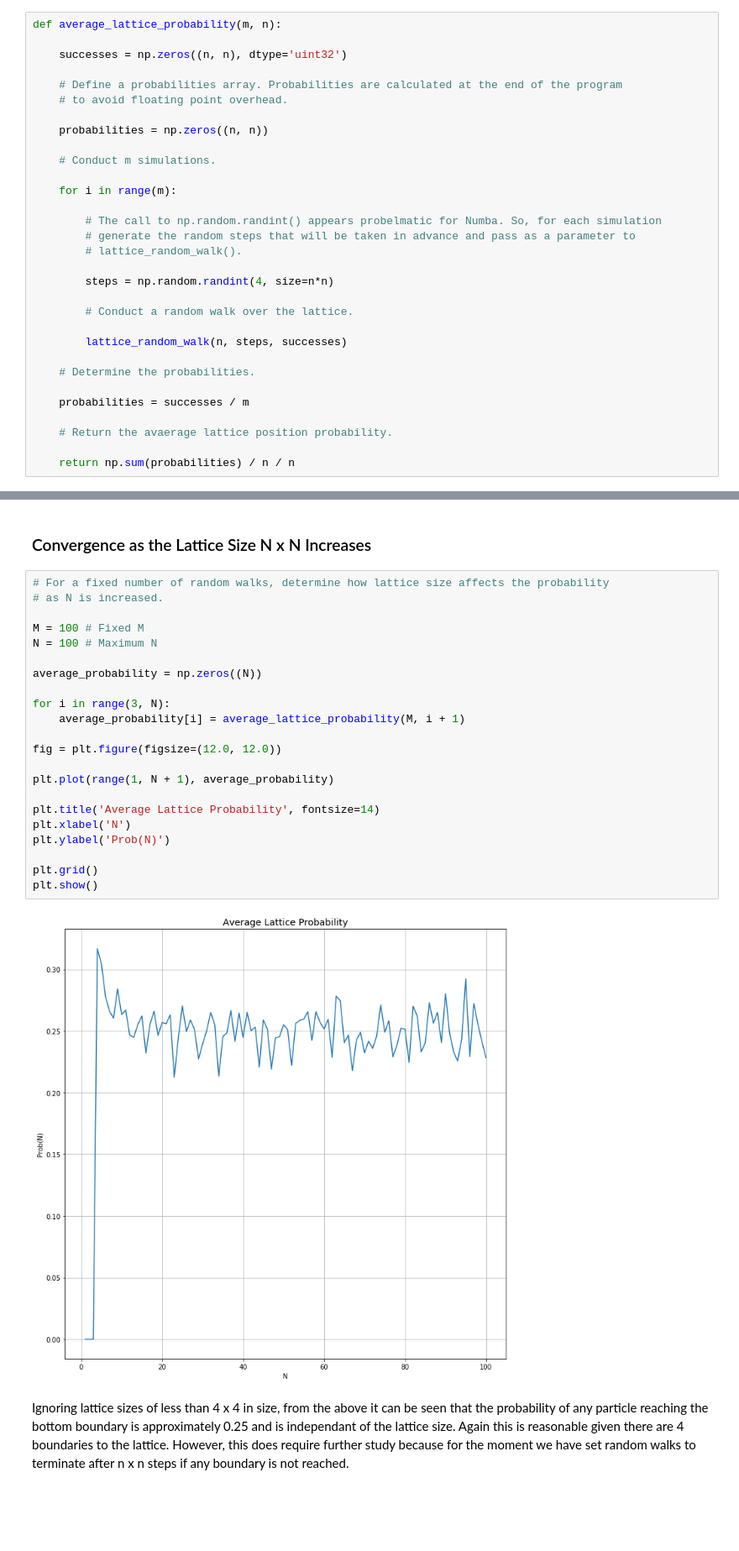
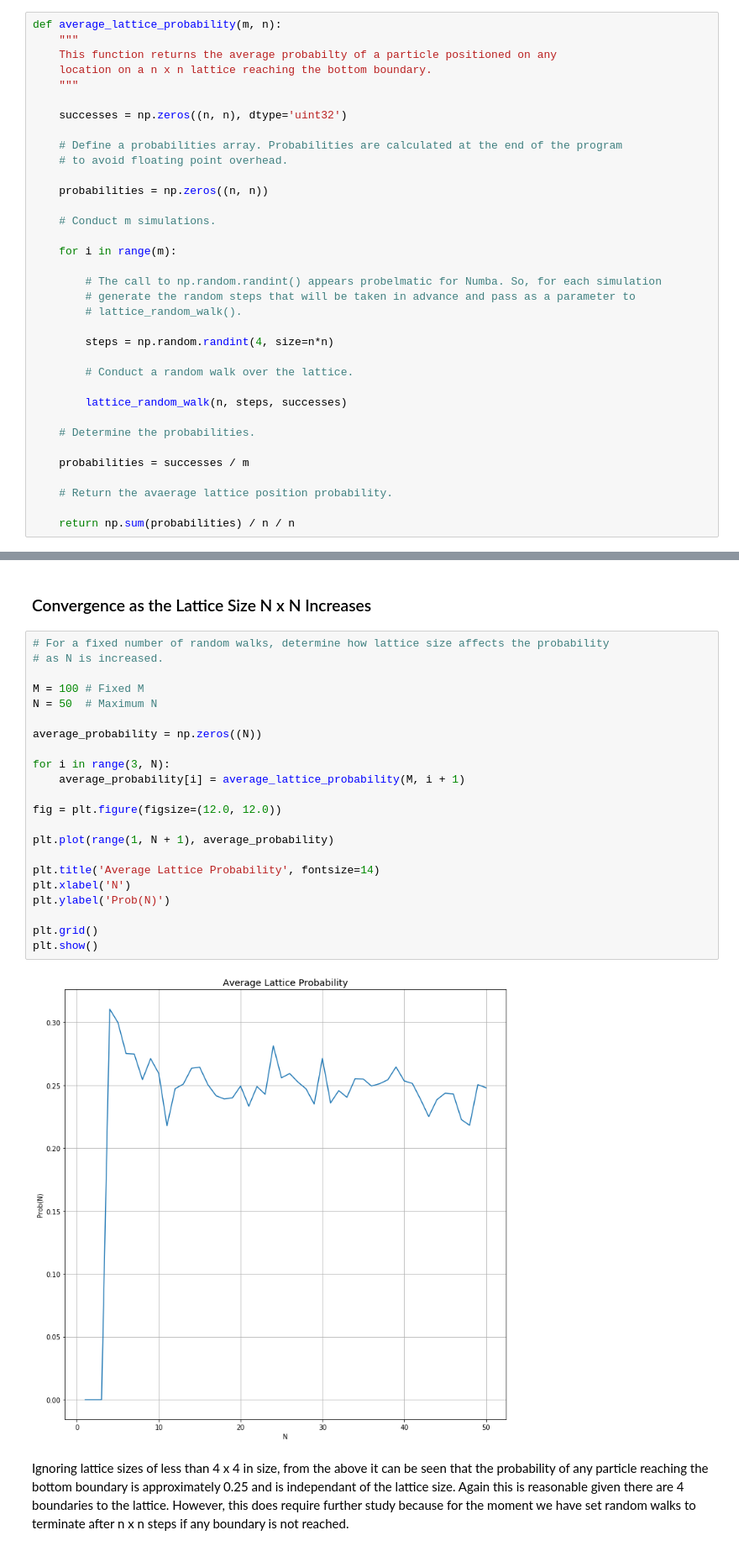
Before and after one commit to johnduffymsc/PHAS0102, a Jupyter notebook: assignment-1.ipynb, the cells around one changed output, grey strips where cells are left out. Shown at 84% size. Cells and saved outputs as stored; diff of their text form; blank space fills up the shorter version.

```diff
--- a/assignment-1.ipynb
+++ b/assignment-1.ipynb
@@ -309,6 +312,10 @@ plt.show()
 To study convergence as the number of random walks M and the number of lattice points N increases, requires a non-dimensional measure of convergence, i.e. one that does not depend upon the size of the lattice. So, as a simple measure of convergence, the average lattice point probability or reaching the bottom boundary was selected, and implemented in the function average_lattice_probability(). This also enables an easy iteration over M and N values.
 # %%
 def average_lattice_probability(m, n):
+    """
+    This function returns the average probabilty of a particle positioned on any
+    location on a n x n lattice reaching the bottom boundary.
+    """
 
     successes = np.zeros((n, n), dtype='uint32')
 
@@ -377,27 +384,27 @@ walks results in erratic average probabilities.
 # %%
 # For a fixed number of random walks, determine how lattice size affects the probability
 # as N is increased.
 
 M = 100 # Fixed M
-N = 100 # Maximum N
+N = 50  # Maximum N
 
 average_probability = np.zeros((N))
 
 for i in range(3, N):
     average_probability[i] = average_lattice_probability(M, i + 1)
 
 fig = plt.figure(figsize=(12.0, 12.0))
 
 plt.plot(range(1, N + 1), average_probability)
 
 plt.title('Average Lattice Probability', fontsize=14)
 plt.xlabel('N')
 plt.ylabel('Prob(N)')
 
 plt.grid()
 plt.show()
 # %% [output]
-[figure, old version]
+[figure, new version]
 # %% [markdown]
 Ignoring lattice sizes of less than 4 x 4 in size, from the above it can be seen that the
 probability of any particle reaching the bottom boundary is approximately 0.25 and is
```
Also changed, not shown: parts of 19 cells of this notebook.
